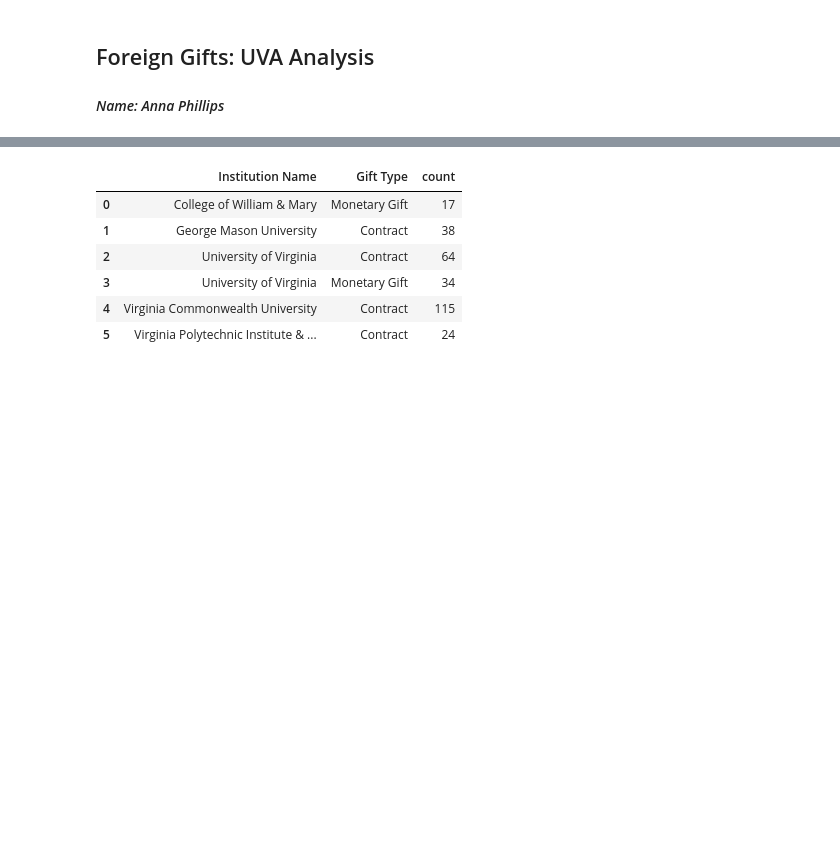
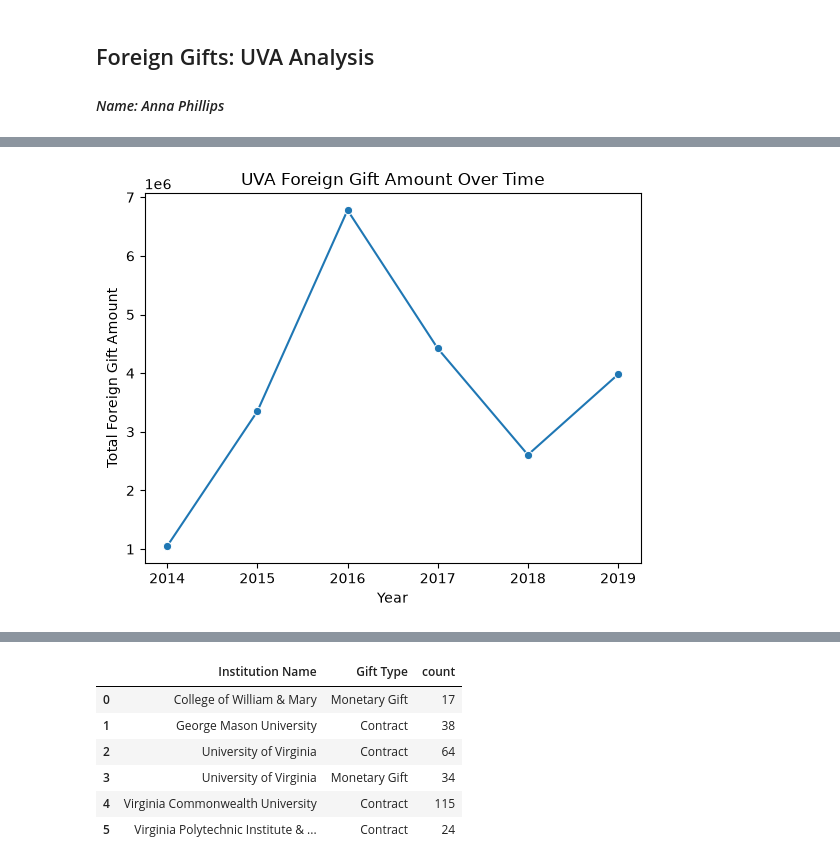
Before and after one commit to ae-phillips/uu_wrangling_and_eda, a Jupyter notebook: lab_1/uva_analysis.ipynb, the cells around one changed output, grey strips where cells are left out. Saved outputs shown, nothing was run; the diff lists cells and outputs as text; code cells hidden in the pictures; blank space fills up the shorter version.

```diff
--- a/lab_1/uva_analysis.ipynb
+++ b/lab_1/uva_analysis.ipynb
@@ -165,3 +297,27 @@ display(va_school_summary)
 | 2 | University of Virginia | 98 | 22189238 | 15 |
 | 3 | Virginia Polytechnic Institute & ... | 24 | 11792062 | 14 |
 | 4 | College of William & Mary | 17 | 3384498 | 3 |
+# %%
+uva_by_year = (
+    uva.assign(
+        Year=uva["Foreign Gift Received Date"].dt.year
+    )
+    .groupby("Year")["Foreign Gift Amount"]
+    .sum()
+    .reset_index()
+)
+
+sns.lineplot(
+    data=uva_by_year,
+    x="Year",
+    y="Foreign Gift Amount",
+    marker="o"
+)
+
+plt.xlabel("Year")
+plt.ylabel("Total Foreign Gift Amount")
+plt.title("UVA Foreign Gift Amount Over Time")
+
+plt.show()
+# %% [output]
+[figure, added]
```
Also changed, not shown: parts of 50 cells of this notebook.
